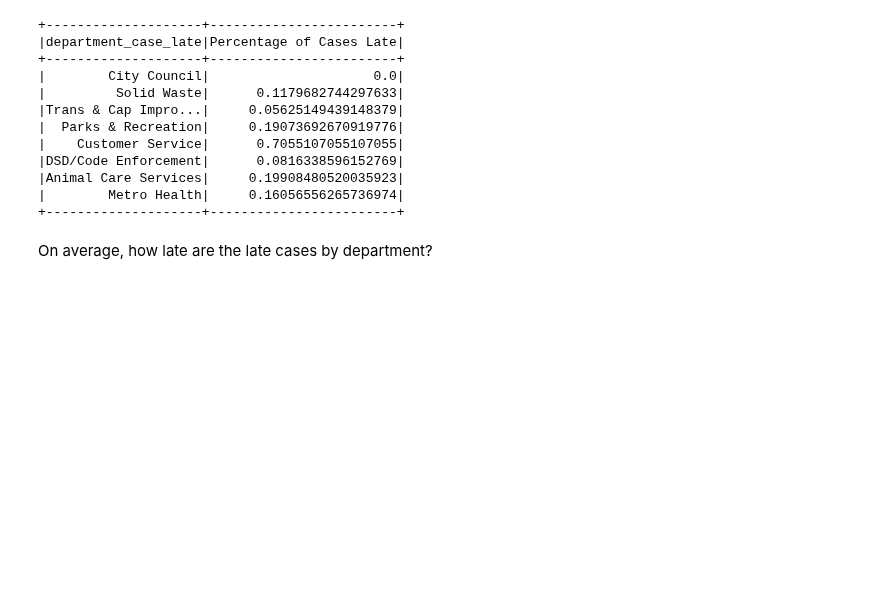
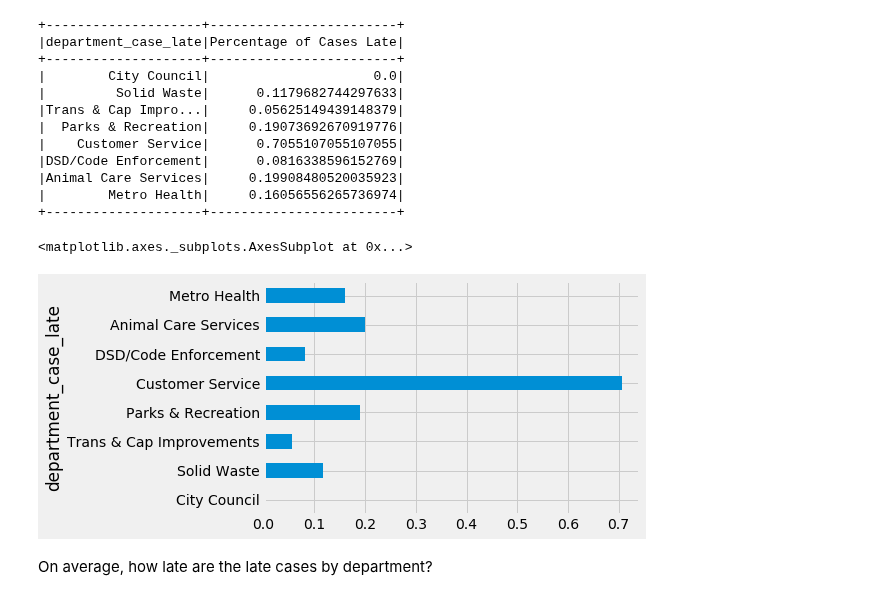
Before and after one commit to flambuth/ds-methodologies-exercises, a Jupyter notebook: spark/spark-exploration.ipynb, the cells around one changed output. Cells and saved outputs as stored; diff of their text form; code cells hidden in the pictures; blank space fills up the shorter version.

```diff
--- a/spark/spark-exploration.ipynb
+++ b/spark/spark-exploration.ipynb
@@ -89,6 +91,16 @@ dept_late.select(
 |Animal Care Services|     0.19908480520035923|
 |        Metro Health|     0.16056556265736974|
 +--------------------+------------------------+
+# %%
+percent_late = dept_late.select(
+    dept_late.department_case_late,(dept_late.true/(dept_late.true + dept_late.false)).alias("Percentage of Cases Late")).toPandas()
+# %%
+percent_late.set_index('department_case_late',inplace=True)
+# %%
+percent_late.plot.barh(legend=None)
+# %% [output]
+<matplotlib.axes._subplots.AxesSubplot at 0x...>
+[figure, added]
 # %% [markdown]
 On average, how late are the late cases by department?
 # %%
```
Also changed, not shown: parts of 5 cells of this notebook.
